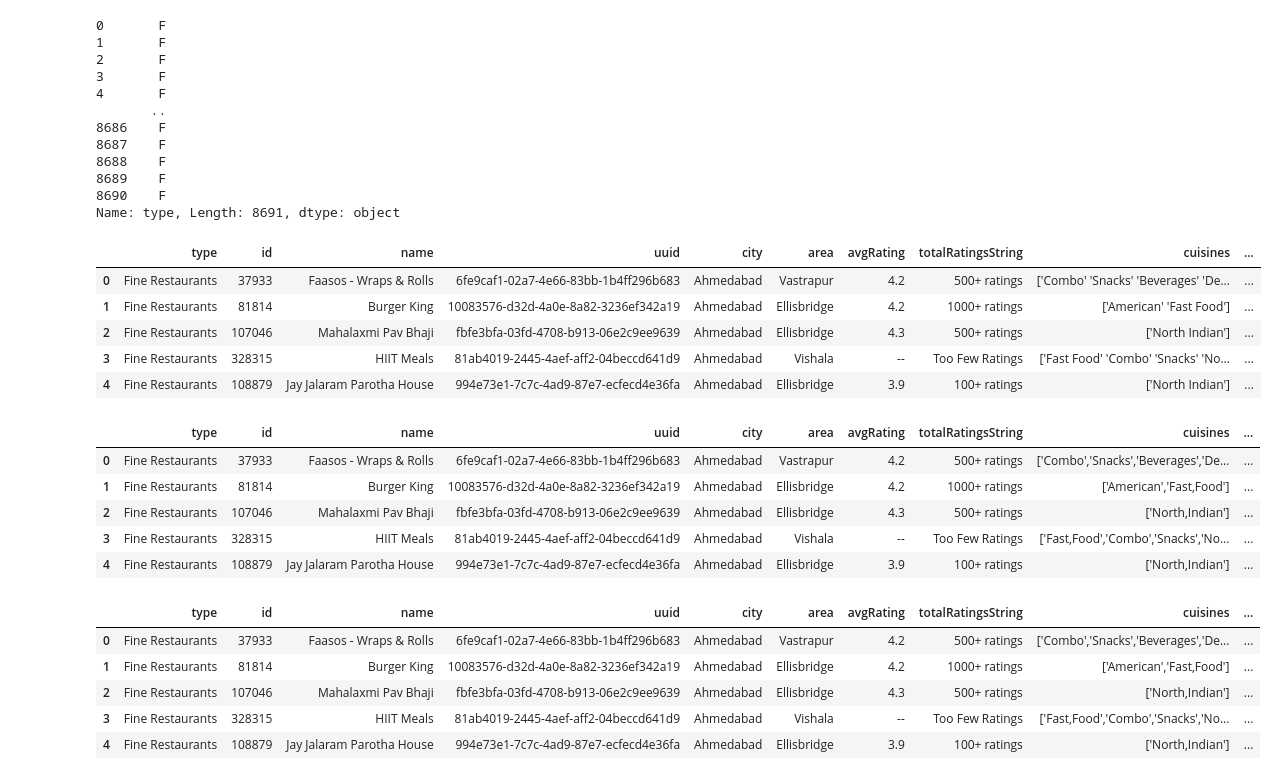
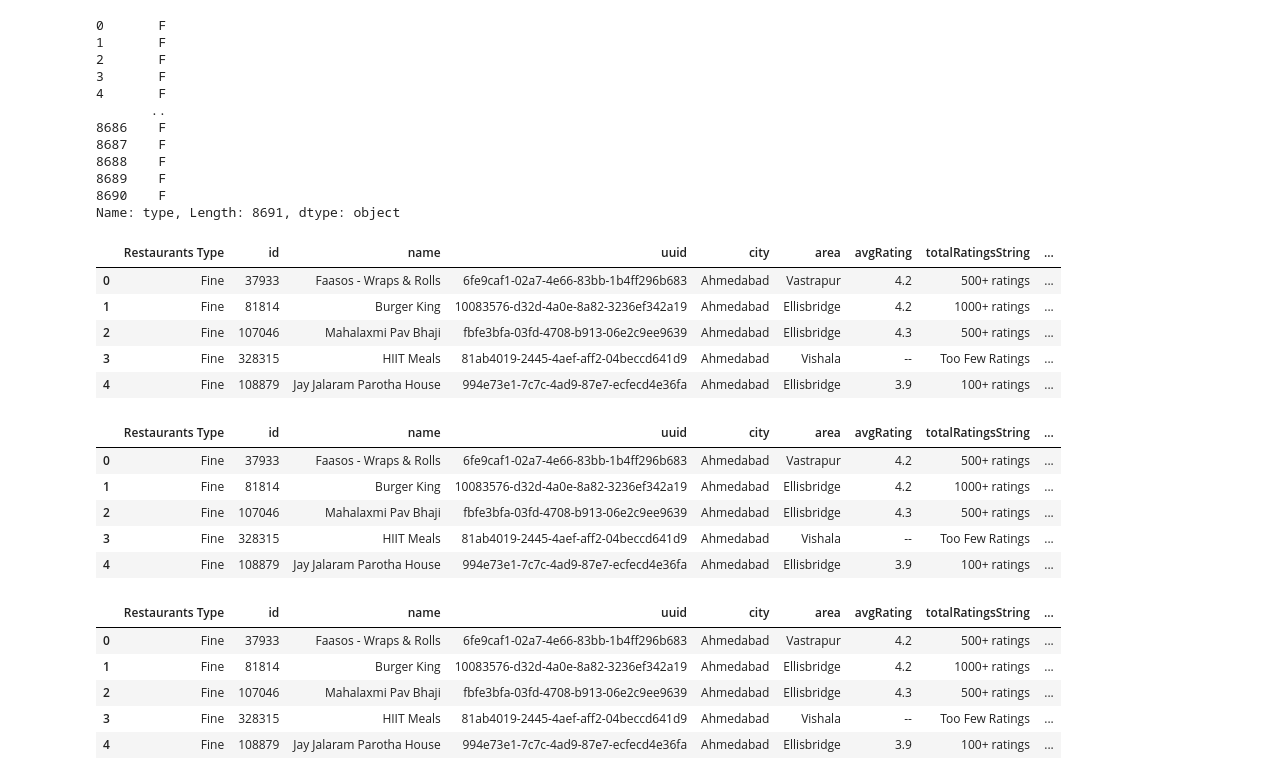
Before and after one commit to PoojaDasIndia/Data-Analysis-Projects, a Jupyter notebook: Swiggy Data Analysis Project in PowerBI/SwiggyData.ipynb, the cells around one changed output. Drawn from its saved outputs; the diff is of its cells as text; code cells hidden in the pictures.

```diff
--- a/Swiggy Data Analysis Project in PowerBI/SwiggyData.ipynb
+++ b/Swiggy Data Analysis Project in PowerBI/SwiggyData.ipynb
@@ -233,48 +226,50 @@ dataset_copy['type']
 8689    F
 8690    F
 Name: type, Length: 8691, dtype: object
+# %%
+dataset_copy.rename(columns = {'type':'Restaurants Type'}, inplace = True)
 # %%
 def replace(data):
     if data =='F':
-        return data.replace("F","Fine Restaurants")
+        return data.replace("F","Fine")
     elif data =='D':
-        return data.replace("D","Dining Restaurants")
+        return data.replace("D","Dining")
     elif data =='C':
-        return data.replace("C","Continental Restaurants")
+        return data.replace("C","Continental")
     else:
-        return data.replace("P","Permium Restaurants")
+        return data.replace("P","Premium")
 # %%
-Type = dataset_copy['type'].apply(lambda x: replace(x))
+Type = dataset_copy['Restaurants Type'].apply(lambda x: replace(x))
 # %%
-dataset_copy['type'] = Type
+dataset_copy['Restaurants Type'] = Type
 dataset_copy.head(5)
 # %% [output]
-|  | type | id | name | uuid | city | area | avgRating | totalRatingsString | cuisines | ... |
-| 0 | Fine Restaurants | 37933 | Faasos - Wraps & Rolls | 6fe9caf1-02a7-4e66-83bb-1b4ff296b683 | Ahmedabad | Vastrapur | 4.2 | 500+ ratings | ['Combo' 'Snacks' 'Beverages' 'De... | ... |
-| 1 | Fine Restaurants | 81814 | Burger King | 10083576-d32d-4a0e-8a82-3236ef342a19 | Ahmedabad | Ellisbridge | 4.2 | 1000+ ratings | ['American' 'Fast Food'] | ... |
-| 2 | Fine Restaurants | 107046 | Mahalaxmi Pav Bhaji | fbfe3bfa-03fd-4708-b913-06e2c9ee9639 | Ahmedabad | Ellisbridge | 4.3 | 500+ ratings | ['North Indian'] | ... |
-| 3 | Fine Restaurants | 328315 | HIIT Meals | 81ab4019-2445-4aef-aff2-04beccd641d9 | Ahmedabad | Vishala | -- | Too Few Ratings | ['Fast Food' 'Combo' 'Snacks' 'No... | ... |
-| 4 | Fine Restaurants | 108879 | Jay Jalaram Parotha House | 994e73e1-7c7c-4ad9-87e7-ecfecd4e36fa | Ahmedabad | Ellisbridge | 3.9 | 100+ ratings | ['North Indian'] | ... |
+|  | Restaurants Type | id | name | uuid | city | area | avgRating | totalRatingsString | ... |
+| 0 | Fine | 37933 | Faasos - Wraps & Rolls | 6fe9caf1-02a7-4e66-83bb-1b4ff296b683 | Ahmedabad | Vastrapur | 4.2 | 500+ ratings | ... |
+| 1 | Fine | 81814 | Burger King | 10083576-d32d-4a0e-8a82-3236ef342a19 | Ahmedabad | Ellisbridge | 4.2 | 1000+ ratings | ... |
+| 2 | Fine | 107046 | Mahalaxmi Pav Bhaji | fbfe3bfa-03fd-4708-b913-06e2c9ee9639 | Ahmedabad | Ellisbridge | 4.3 | 500+ ratings | ... |
+| 3 | Fine | 328315 | HIIT Meals | 81ab4019-2445-4aef-aff2-04beccd641d9 | Ahmedabad | Vishala | -- | Too Few Ratings | ... |
+| 4 | Fine | 108879 | Jay Jalaram Parotha House | 994e73e1-7c7c-4ad9-87e7-ecfecd4e36fa | Ahmedabad | Ellisbridge | 3.9 | 100+ ratings | ... |
 # %%
 cuisines = dataset_copy['cuisines'].apply(lambda x: x.replace(" ",","))
 dataset_copy['cuisines'] = cuisines
 dataset_copy.head(5)
 # %% [output]
-|  | type | id | name | uuid | city | area | avgRating | totalRatingsString | cuisines | ... |
-| 0 | Fine Restaurants | 37933 | Faasos - Wraps & Rolls | 6fe9caf1-02a7-4e66-83bb-1b4ff296b683 | Ahmedabad | Vastrapur | 4.2 | 500+ ratings | ['Combo','Snacks','Beverages','De... | ... |
-| 1 | Fine Restaurants | 81814 | Burger King | 10083576-d32d-4a0e-8a82-3236ef342a19 | Ahmedabad | Ellisbridge | 4.2 | 1000+ ratings | ['American','Fast,Food'] | ... |
-| 2 | Fine Restaurants | 107046 | Mahalaxmi Pav Bhaji | fbfe3bfa-03fd-4708-b913-06e2c9ee9639 | Ahmedabad | Ellisbridge | 4.3 | 500+ ratings | ['North,Indian'] | ... |
-| 3 | Fine Restaurants | 328315 | HIIT Meals | 81ab4019-2445-4aef-aff2-04beccd641d9 | Ahmedabad | Vishala | -- | Too Few Ratings | ['Fast,Food','Combo','Snacks','No... | ... |
-| 4 | Fine Restaurants | 108879 | Jay Jalaram Parotha House | 994e73e1-7c7c-4ad9-87e7-ecfecd4e36fa | Ahmedabad | Ellisbridge | 3.9 | 100+ ratings | ['North,Indian'] | ... |
+|  | Restaurants Type | id | name | uuid | city | area | avgRating | totalRatingsString | ... |
+| 0 | Fine | 37933 | Faasos - Wraps & Rolls | 6fe9caf1-02a7-4e66-83bb-1b4ff296b683 | Ahmedabad | Vastrapur | 4.2 | 500+ ratings | ... |
+| 1 | Fine | 81814 | Burger King | 10083576-d32d-4a0e-8a82-3236ef342a19 | Ahmedabad | Ellisbridge | 4.2 | 1000+ ratings | ... |
+| 2 | Fine | 107046 | Mahalaxmi Pav Bhaji | fbfe3bfa-03fd-4708-b913-06e2c9ee9639 | Ahmedabad | Ellisbridge | 4.3 | 500+ ratings | ... |
+| 3 | Fine | 328315 | HIIT Meals | 81ab4019-2445-4aef-aff2-04beccd641d9 | Ahmedabad | Vishala | -- | Too Few Ratings | ... |
+| 4 | Fine | 108879 | Jay Jalaram Parotha House | 994e73e1-7c7c-4ad9-87e7-ecfecd4e36fa | Ahmedabad | Ellisbridge | 3.9 | 100+ ratings | ... |
 # %%
 dataset_copy.rename(columns = {'veg':'Vegetarian'}, inplace = True)
 # %%
 dataset_copy.head(5)
 # %% [output]
-|  | type | id | name | uuid | city | area | avgRating | totalRatingsString | cuisines | ... |
-| 0 | Fine Restaurants | 37933 | Faasos - Wraps & Rolls | 6fe9caf1-02a7-4e66-83bb-1b4ff296b683 | Ahmedabad | Vastrapur | 4.2 | 500+ ratings | ['Combo','Snacks','Beverages','De... | ... |
-| 1 | Fine Restaurants | 81814 | Burger King | 10083576-d32d-4a0e-8a82-3236ef342a19 | Ahmedabad | Ellisbridge | 4.2 | 1000+ ratings | ['American','Fast,Food'] | ... |
-| 2 | Fine Restaurants | 107046 | Mahalaxmi Pav Bhaji | fbfe3bfa-03fd-4708-b913-06e2c9ee9639 | Ahmedabad | Ellisbridge | 4.3 | 500+ ratings | ['North,Indian'] | ... |
-| 3 | Fine Restaurants | 328315 | HIIT Meals | 81ab4019-2445-4aef-aff2-04beccd641d9 | Ahmedabad | Vishala | -- | Too Few Ratings | ['Fast,Food','Combo','Snacks','No... | ... |
-| 4 | Fine Restaurants | 108879 | Jay Jalaram Parotha House | 994e73e1-7c7c-4ad9-87e7-ecfecd4e36fa | Ahmedabad | Ellisbridge | 3.9 | 100+ ratings | ['North,Indian'] | ... |
+|  | Restaurants Type | id | name | uuid | city | area | avgRating | totalRatingsString | ... |
+| 0 | Fine | 37933 | Faasos - Wraps & Rolls | 6fe9caf1-02a7-4e66-83bb-1b4ff296b683 | Ahmedabad | Vastrapur | 4.2 | 500+ ratings | ... |
+| 1 | Fine | 81814 | Burger King | 10083576-d32d-4a0e-8a82-3236ef342a19 | Ahmedabad | Ellisbridge | 4.2 | 1000+ ratings | ... |
+| 2 | Fine | 107046 | Mahalaxmi Pav Bhaji | fbfe3bfa-03fd-4708-b913-06e2c9ee9639 | Ahmedabad | Ellisbridge | 4.3 | 500+ ratings | ... |
+| 3 | Fine | 328315 | HIIT Meals | 81ab4019-2445-4aef-aff2-04beccd641d9 | Ahmedabad | Vishala | -- | Too Few Ratings | ... |
+| 4 | Fine | 108879 | Jay Jalaram Parotha House | 994e73e1-7c7c-4ad9-87e7-ecfecd4e36fa | Ahmedabad | Ellisbridge | 3.9 | 100+ ratings | ... |
 # %%
```
Also changed, not shown: parts of 14 cells of this notebook, 1 other file.
